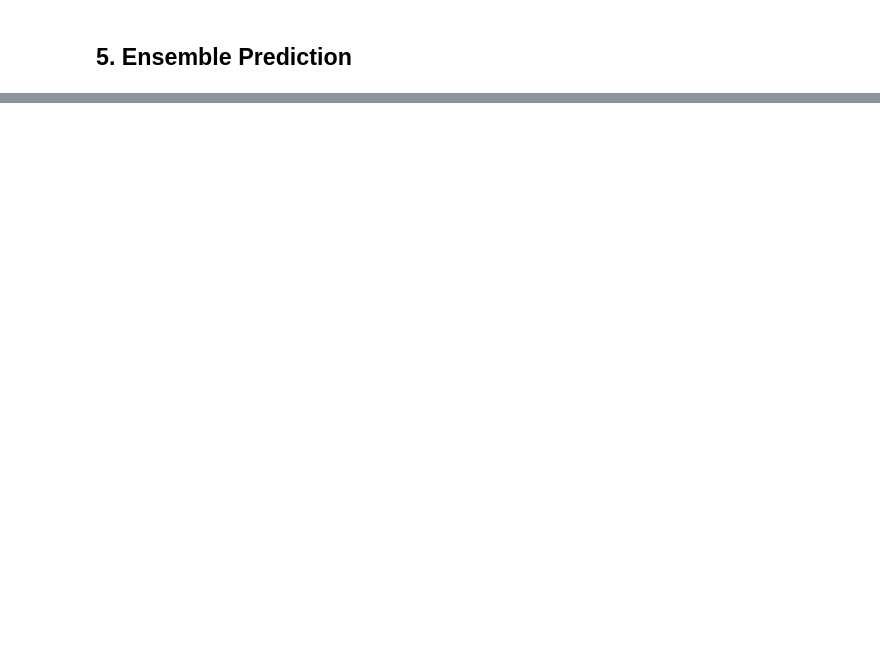
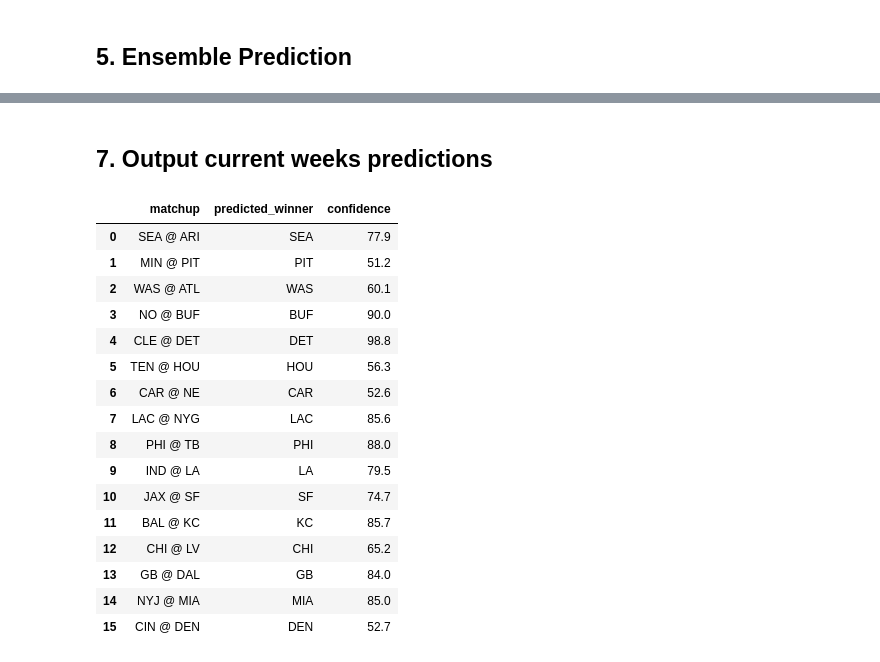
Before and after one commit to Hershykhehra1/NFL-Game-Prediction, a Jupyter notebook: Winner_Prediction.ipynb, the cells around one changed output, grey strips where cells are left out. Saved outputs shown, nothing was run; the diff lists cells and outputs as text; code cells hidden in the pictures; blank space fills up the shorter version.

Commit message:
predict the 2025 matchup and print the outcome, week number is hard coded

```diff
--- a/Winner_Prediction.ipynb
+++ b/Winner_Prediction.ipynb
@@ -180,0 +205,42 @@ def ensemble_predict(X_input):
+# %%
+current_week = 4  # change this to the actual current week
+
+# Build features for prediction season using 2024 team feats
+feat_2024 = team_feats[team_feats['season']==2024].copy()
+pred_rows = []
+for _, g in sched_pred.iterrows():
+    try:
+        if g['week'] != current_week:
+            continue  # skip other weeks
+        home = g['home_team']
+        away = g['away_team']
+        hf = feat_2024[feat_2024['team']==home].iloc[0]
+        af = feat_2024[feat_2024['team']==away].iloc[0]
+
+        pred_rows.append({
+            'matchup': f"{away} @ {home}",
+            'home_team': home,
+            'away_team': away,
+            'points_for_diff': hf['avg_points_for'] - af['avg_points_for'],
+            'points_against_diff': hf['avg_points_against'] - af['avg_points_against'],
+            'wins_diff': hf['wins'] - af['wins']
+        })
+    except:
+        continue
+
+pred_df = pd.DataFrame(pred_rows)
+X_pred = pred_df[feature_cols].values
+weighted_probs = ensemble_predict(X_pred)
+
+# Predicted winner
+pred_df['predicted_winner'] = np.where(weighted_probs >= 0.5, pred_df['home_team'], pred_df['away_team'])
+
+# Confidence as percentage
+pred_df['confidence'] = np.where(
+    pred_df['predicted_winner'] == pred_df['home_team'],
+    weighted_probs * 100,
+    (1 - weighted_probs) * 100
+)
+
+# Round for cleaner display
+pred_df['confidence'] = pred_df['confidence'].round(1)
@@ -180,0 +249,23 @@ def ensemble_predict(X_input):
+# %% [markdown]
+## 7. Output current weeks predictions
+# %%
+current_week_out = pred_df[['matchup','predicted_winner','confidence']]
+current_week_out
+# %% [output]
+|  | matchup | predicted_winner | confidence |
+| 0 | SEA @ ARI | SEA | 77.9 |
+| 1 | MIN @ PIT | PIT | 51.2 |
+| 2 | WAS @ ATL | WAS | 60.1 |
+| 3 | NO @ BUF | BUF | 90.0 |
+| 4 | CLE @ DET | DET | 98.8 |
+| 5 | TEN @ HOU | HOU | 56.3 |
+| 6 | CAR @ NE | CAR | 52.6 |
+| 7 | LAC @ NYG | LAC | 85.6 |
+| 8 | PHI @ TB | PHI | 88.0 |
+| 9 | IND @ LA | LA | 79.5 |
+| 10 | JAX @ SF | SF | 74.7 |
+| 11 | BAL @ KC | KC | 85.7 |
+| 12 | CHI @ LV | CHI | 65.2 |
+| 13 | GB @ DAL | GB | 84.0 |
+| 14 | NYJ @ MIA | MIA | 85.0 |
+| 15 | CIN @ DEN | DEN | 52.7 |
```
Also changed, not shown: parts of 6 cells of this notebook.
